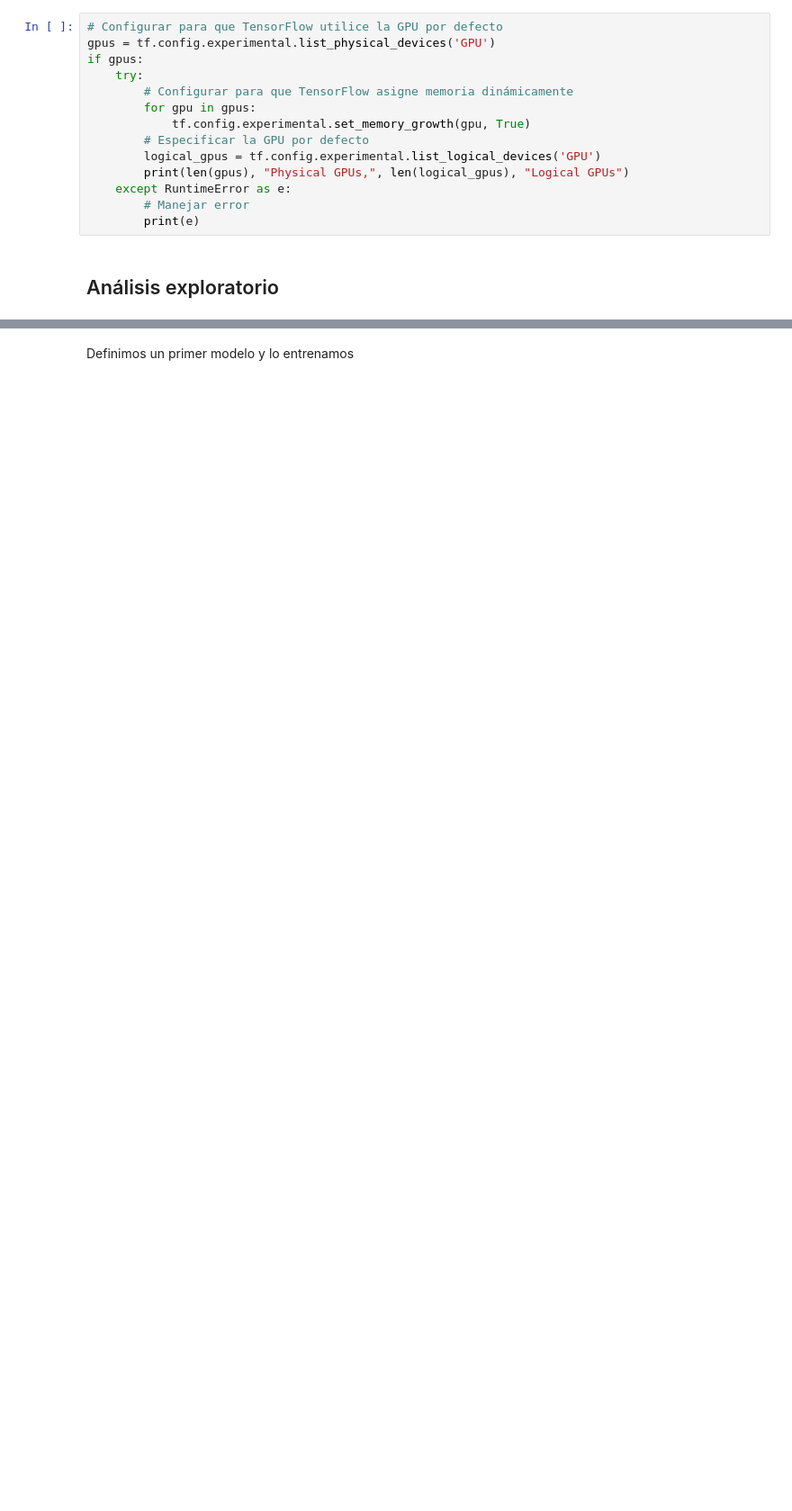
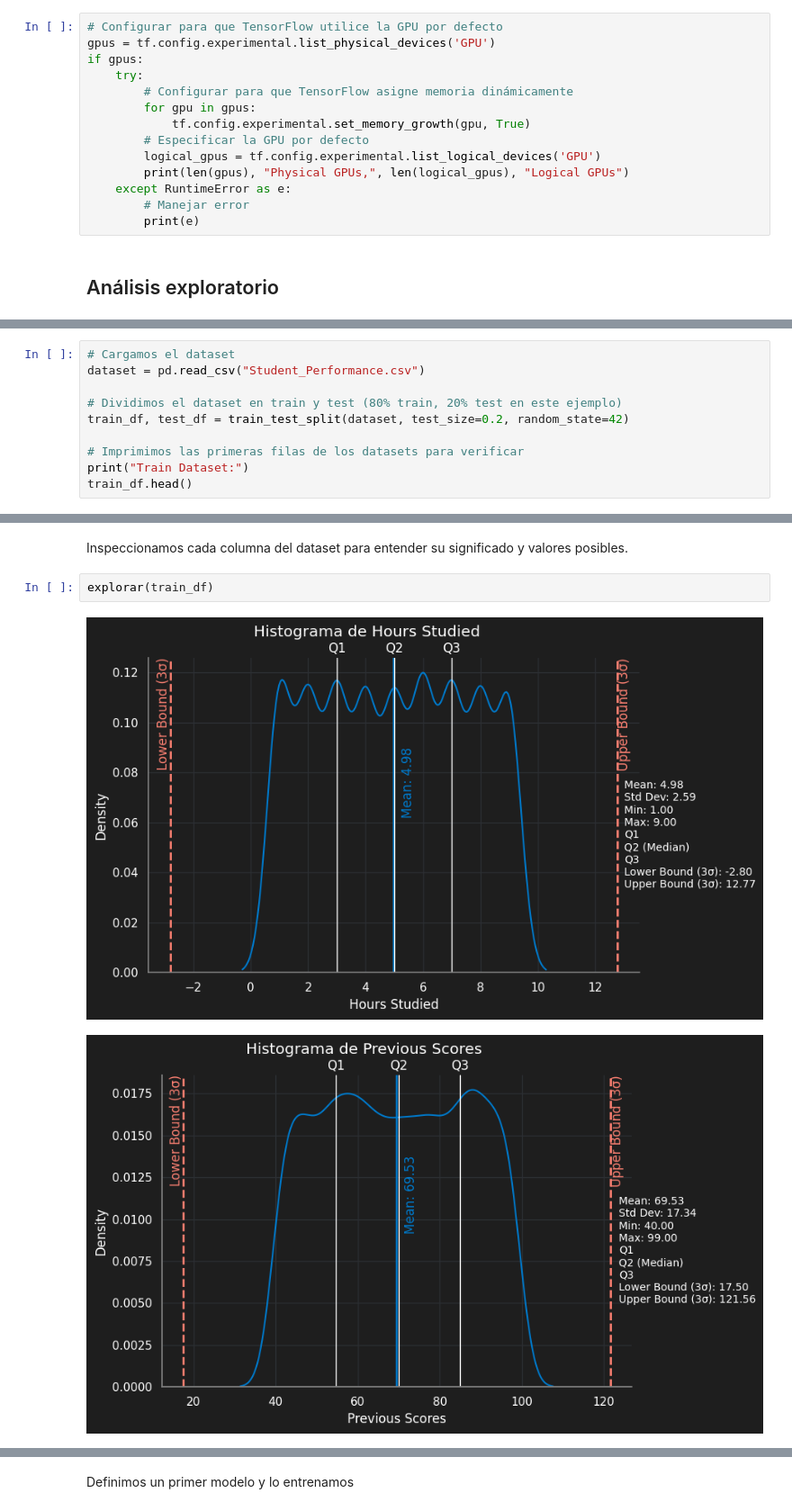
Before and after one commit to LaraV15/TP1-AA2-GarciaValeri, a Jupyter notebook: TP1_AAII_2C_2024_EJ1.ipynb, the cells around one changed output, grey strips where cells are left out. Shown at 90% size. Cells and saved outputs as stored; diff of their text form; blank space fills up the shorter version.

```diff
--- a/TP1_AAII_2C_2024_EJ1.ipynb
+++ b/TP1_AAII_2C_2024_EJ1.ipynb
@@ -129,0 +246,10 @@ Máximo:  100.0
+# %%
+# Cargamos el dataset
+dataset = pd.read_csv("Student_Performance.csv")
+
+# Dividimos el dataset en train y test (80% train, 20% test en este ejemplo)
+train_df, test_df = train_test_split(dataset, test_size=0.2, random_state=42)
+
+# Imprimimos las primeras filas de los datasets para verificar
+print("Train Dataset:")
+train_df.head()
@@ -129,0 +275,7 @@ Máximo:  100.0
+# %% [markdown]
+Inspeccionamos cada columna del dataset para entender su significado y valores posibles.
+# %%
+explorar(train_df)
+# %% [output]
+[figure, added]
+[figure, added]
```
Also changed, not shown: parts of 48 cells of this notebook, 1 other file.
